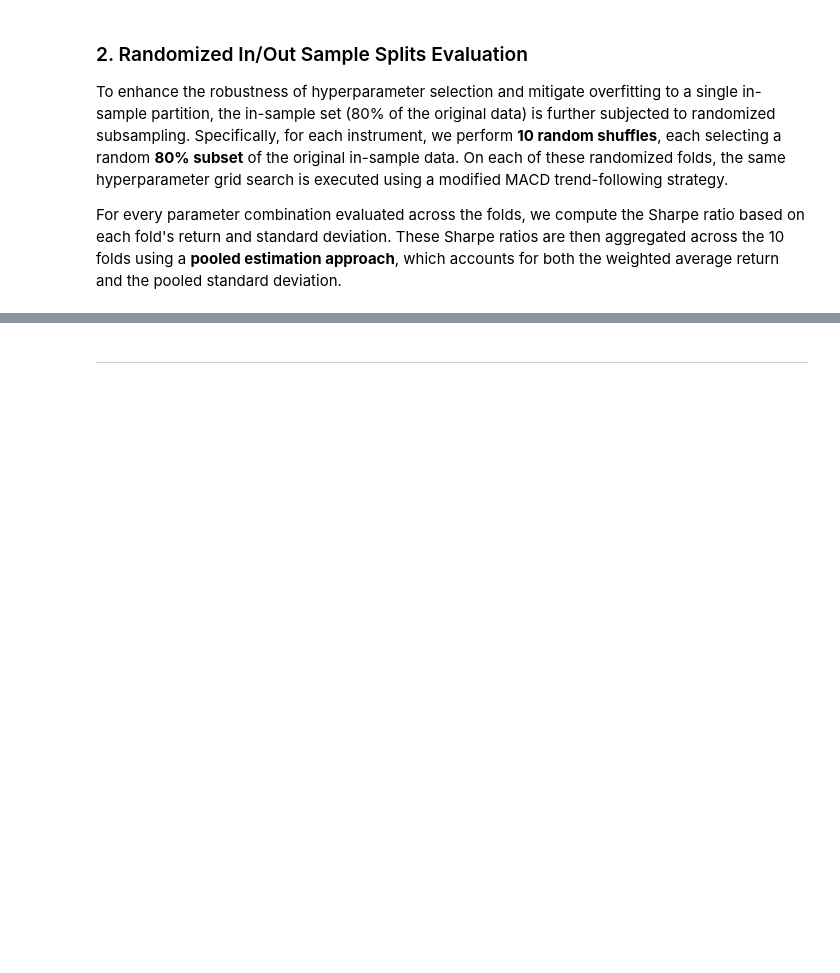
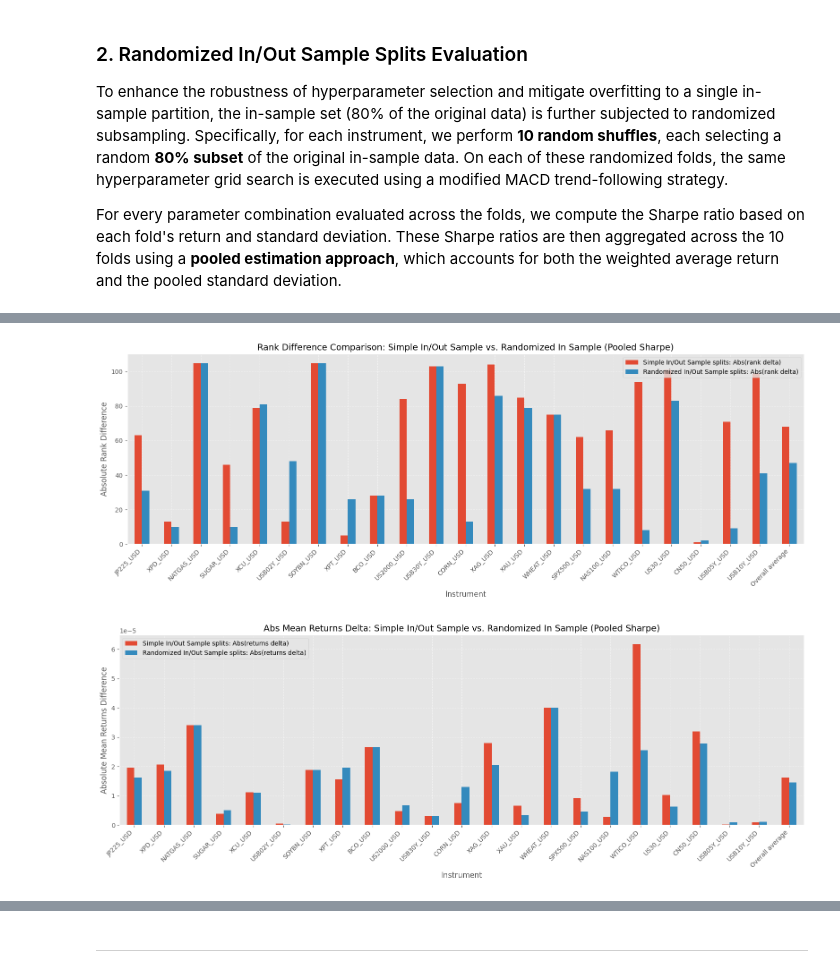
Before and after one commit to kimzwegz/tpq_project, a Jupyter notebook: main.ipynb, the cells around one changed output, grey strips where cells are left out. Cells and saved outputs as stored; diff of their text form; code cells hidden in the pictures; blank space fills up the shorter version.

```diff
--- a/main.ipynb
+++ b/main.ipynb
@@ -115,0 +135,3 @@ Accordingly, the following implementation leverages randomized subsampling to mi
+# %%
+# Initialize BackTest instance.
+bt = BackTest()
@@ -115,0 +247,2 @@ Accordingly, the following implementation leverages randomized subsampling to mi
+# %%
+df_top_inout = bt.df_top_inout(rand=False)
@@ -115,0 +263,2 @@ Accordingly, the following implementation leverages randomized subsampling to mi
+# %%
+df_top_in_out_rand = bt.df_top_inout(rand=True)
@@ -115,0 +276,3 @@ Accordingly, the following implementation leverages randomized subsampling to mi
+# %%
+# Create comparison DataFrame
+df_compare = bt.compare(df_top_inout, df_top_in_out_rand)
@@ -115,0 +304,5 @@ Accordingly, the following implementation leverages randomized subsampling to mi
+# %%
+bt.plot_compare(df_compare)
+# %% [output]
+[figure, added]
+[figure, added]
```
Also changed, not shown: parts of 71 cells of this notebook, 2 other files.
